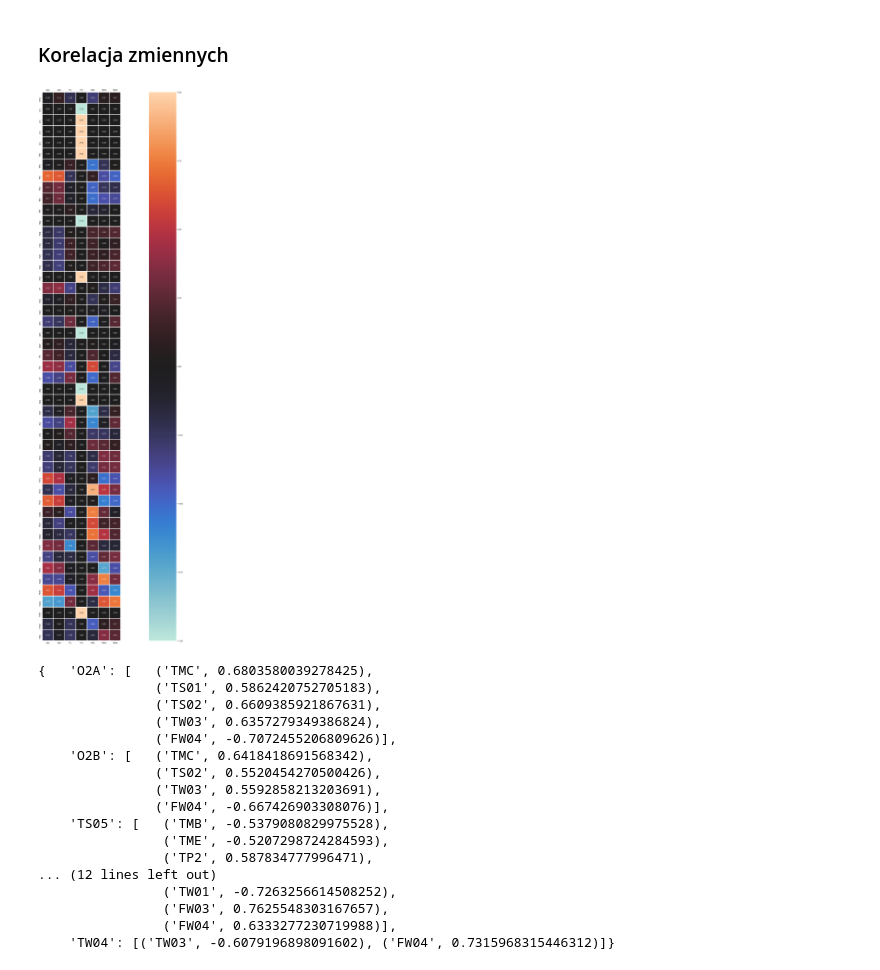
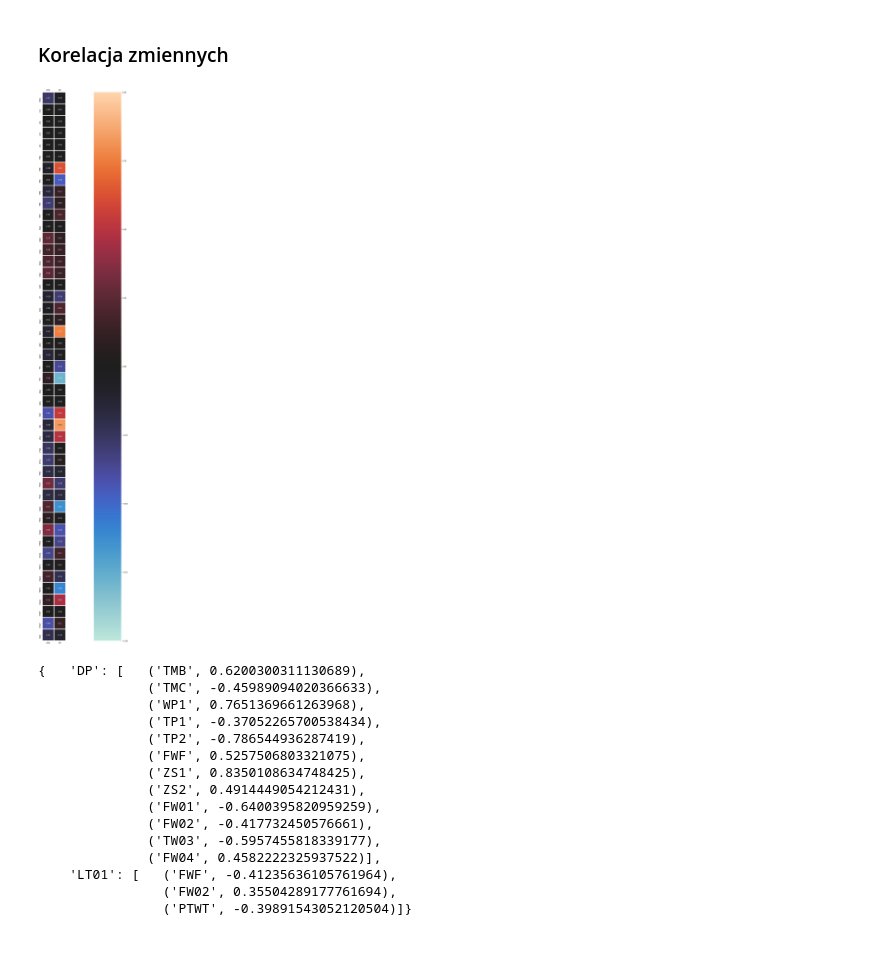
Before and after one commit to kubasikora/MI-Projekt, a Jupyter notebook: DataDisplayer.ipynb, the cells around one changed output. Drawn from its saved outputs; the diff is of its cells as text; code cells hidden in the pictures.

Commit message:
new modelled outputs

```diff
--- a/DataDisplayer.ipynb
+++ b/DataDisplayer.ipynb
@@ -30,6 +30,8 @@ df["date"] = pd.to_datetime(df["date"])
 outputNames = ["O2A", "O2B", "TS1", "TS2", "TS05", "TW02", "TW04"]
 outputs = df[outputNames]
 
+modeledOutputs = ["LT01", "DP"]
+
 inputs = df.drop(outputNames, axis=1)
 inputs.head()
 # %% [output]
@@ -67,21 +69,21 @@ df.plot(x="PP", y="O2A")
 # %% [markdown]
 ### Korelacja zmiennych
 # %%
-correlations = df.corr()
-correlations = correlations[outputNames].drop(outputNames, axis=0)
+correlations = inputs.corr()
+correlations = correlations[modeledOutputs].drop(modeledOutputs, axis=0)
 fig, ax = plt.subplots(figsize=(57,57))
 sns.heatmap(correlations, vmax=1.0, vmin=-1.0, center=0, fmt=".2f", square=True, linewidths=2.5, annot=True)
 ax.tick_params(top=True, labeltop=True)
 plt.show()
 # %% [output]
-[figure, old version]
+[figure, new version]
 # %%
-MIN_THRESHOLD = 0.5
-MAX_THRESHOLD = 1.0
+MIN_THRESHOLD = 0.35
+MAX_THRESHOLD = 0.90
 
 interestingRelations = dict()
-for output in outputNames:
-    interestingRelations[output] = list()
+for modeledOutput in modeledOutputs:
+    interestingRelations[modeledOutput] = list()
 
 for row in correlations.iterrows():
     inputName = row[0]
@@ -96,20 +98,18 @@ import pprint
 pp = pprint.PrettyPrinter(indent=4)
 pp.pprint(interestingRelations)
 # %% [output]
-{   'O2A': [   ('TMC', 0.6803580039278425),
-               ('TS01', 0.5862420752705183),
-               ('TS02', 0.6609385921867631),
-               ('TW03', 0.6357279349386824),
-               ('FW04', -0.7072455206809626)],
-    'O2B': [   ('TMC', 0.6418418691568342),
-               ('TS02', 0.5520454270500426),
-               ('TW03', 0.5592858213203691),
-               ('FW04', -0.667426903308076)],
-    'TS05': [   ('TMB', -0.5379080829975528),
-                ('TME', -0.5207298724284593),
-                ('TP2', 0.587834777996471),
-... (12 lines left out)
-                ('TW01', -0.7263256614508252),
-                ('FW03', 0.7625548303167657),
-                ('FW04', 0.6333277230719988)],
-    'TW04': [('TW03', -0.6079196898091602), ('FW04', 0.7315968315446312)]}
+{   'DP': [   ('TMB', 0.6200300311130689),
+              ('TMC', -0.45989094020366633),
+              ('WP1', 0.7651369661263968),
+              ('TP1', -0.37052265700538434),
+              ('TP2', -0.786544936287419),
+              ('FWF', 0.5257506803321075),
+              ('ZS1', 0.8350108634748425),
+              ('ZS2', 0.4914449054212431),
+              ('FW01', -0.6400395820959259),
+              ('FW02', -0.417732450576661),
+              ('TW03', -0.5957455818339177),
+              ('FW04', 0.4582222325937522)],
+    'LT01': [   ('FWF', -0.41235636105761964),
+                ('FW02', 0.35504289177761694),
+                ('PTWT', -0.39891543052120504)]}
```
